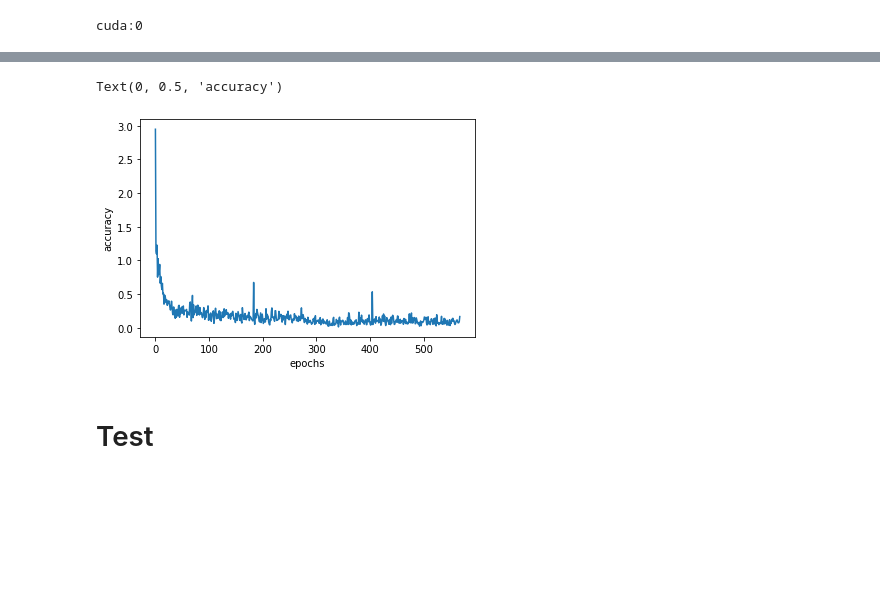
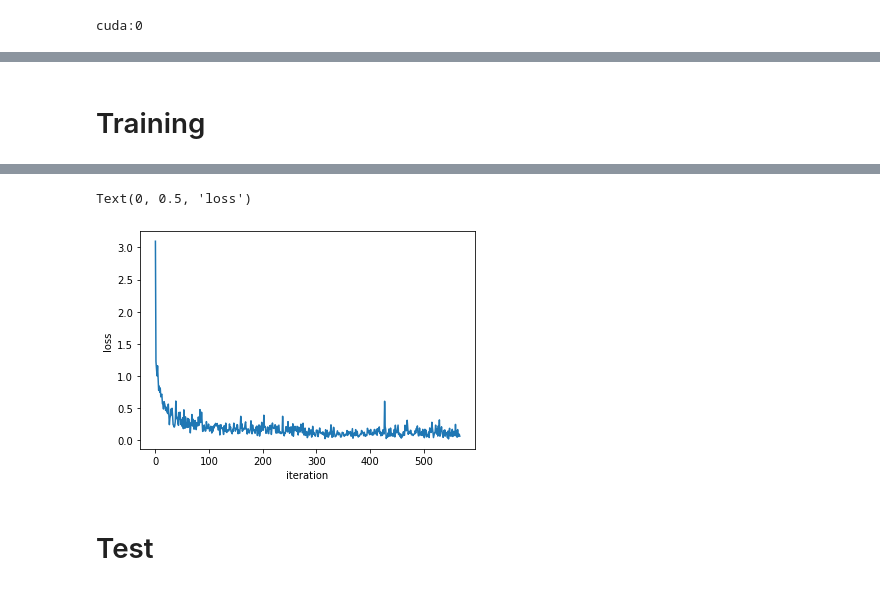
Before and after one commit to YHWOO13/JBNU-2022-SPRING, a Jupyter notebook: English world class tagging & Korean_Named Entity Recognition/Korean_Named Entity Recognition/korean_NER.ipynb, the cells around one changed output, grey strips where cells are left out. Saved outputs shown, nothing was run; the diff lists cells and outputs as text; code cells hidden in the pictures; blank space fills up the shorter version.

```diff
--- a/English world class tagging & Korean_Named Entity Recognition/Korean_Named Entity Recognition/korean_NER.ipynb
+++ b/English world class tagging & Korean_Named Entity Recognition/Korean_Named Entity Recognition/korean_NER.ipynb
@@ -246,23 +271,28 @@ cuda:0
 CELoss = nn.CrossEntropyLoss(ignore_index = 0)
 optimizer = AdamW(model.parameters(), lr = 1.0e-4)
 draw = []
+# %% [markdown]
+# Training
 # %%
-for iteration, batch in enumerate(dataloader_train):
-    batch_inputs = {k: v.cuda(device) for k, v in list(batch[0].items())}
-    batch_labels = batch[1].cuda(device)
+for epoch in range(2):
+  model.train() # switching to training mode
+  for iteration, batch in enumerate(dataloader_train):
+      batch_inputs = {k: v.cuda(device) for k, v in list(batch[0].items())}
+      batch_labels = batch[1].cuda(device)
 
-    output = model(**batch_inputs)
-    loss = CELoss(output.view(-1, output.size(-1)), batch_labels.view(-1))
+      output = model(**batch_inputs)
+      loss = CELoss(output.view(-1, output.size(-1)), batch_labels.view(-1))
 
-    optimizer.zero_grad()
-    loss.backward()
+      optimizer.zero_grad()
+      loss.backward()
 
-    optimizer.step()
+      optimizer.step()
 
-    draw.append(loss.item())
-    if (iteration + 1) % 10 == 0:
-        print(f'{iteration:3} - loss: {loss.item()}')
+      draw.append(loss.item())
+      if (iteration + 1) % 30 == 0:
+          print(f'{iteration:3} - loss: {loss.item()}')
+  print("epoch{}: 완료\n".format(epoch + 1))
 plt.plot(draw)
-plt.xlabel("epochs")
-plt.ylabel("accuracy")
+plt.xlabel("iteration")
+plt.ylabel("loss")
 # %% [output]
@@ -286,5 +316,5 @@ plt.ylabel("accuracy")
-Text(0, 0.5, 'accuracy')
+Text(0, 0.5, 'loss')
-[figure, old version]
+[figure, new version]
 # %% [markdown]
 # Test
 # %%
```
Also changed, not shown: parts of 16 cells of this notebook, 3 other files.
